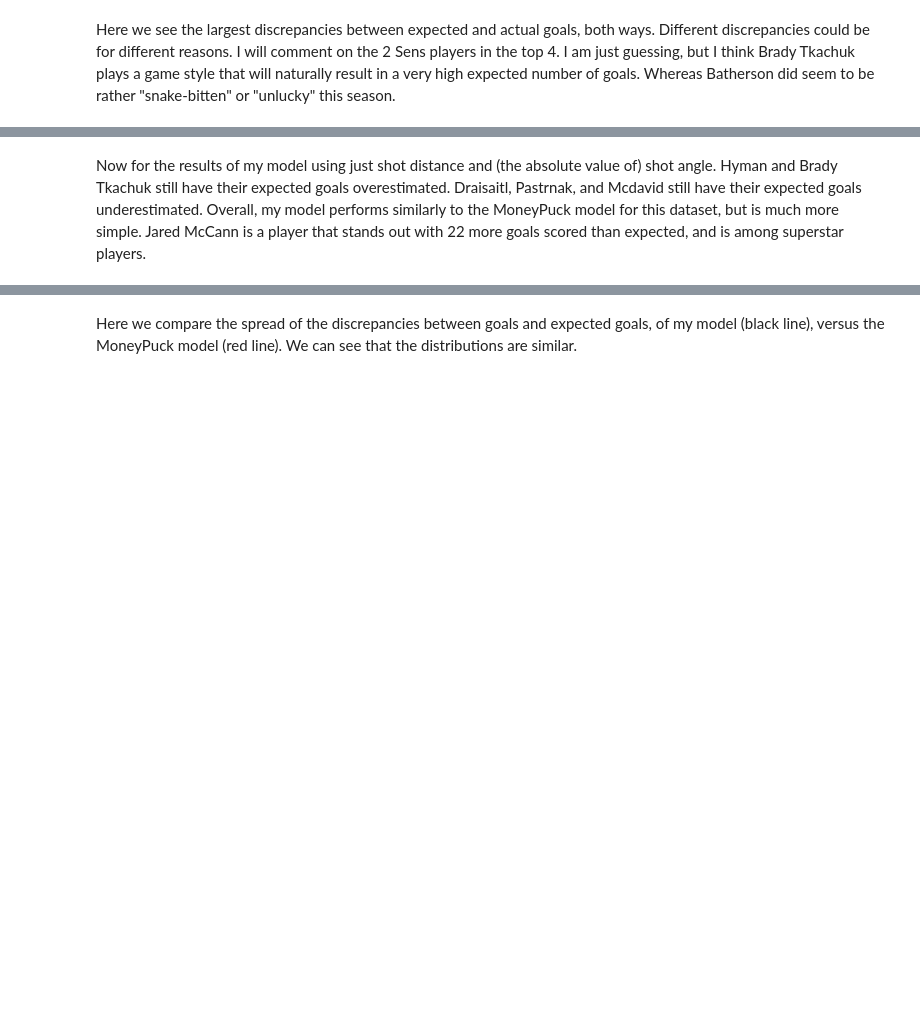
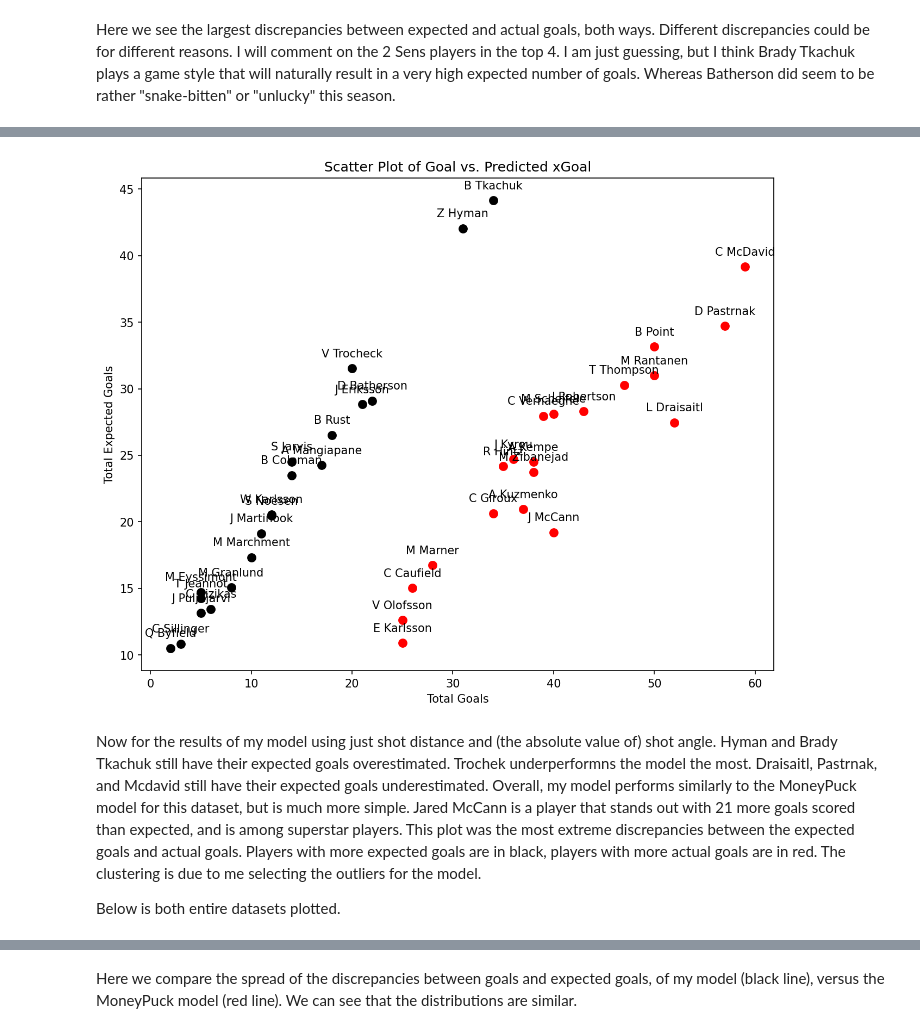
Before and after one commit to akshay-ghosh/hockey_expected_goals_ML_model, a Jupyter notebook: hockey_xgoal_model_notebook_akshayghosh.ipynb, the cells around one changed output, grey strips where cells are left out. Drawn from its saved outputs; the diff is of its cells as text; code cells hidden in the pictures; blank space fills up the shorter version.

```diff
--- a/hockey_xgoal_model_notebook_akshayghosh.ipynb
+++ b/hockey_xgoal_model_notebook_akshayghosh.ipynb
@@ -228,2 +228,26 @@ Carter Verhaeghe                     27.92            11.08
+# %%
+'''
+scatter plot of results
+'''
+plt.figure(figsize=(10, 8),dpi = 150)
+# plt.scatter(top_bottom_df['goal'], top_bottom_df['pred_xgoal'], label=top_bottom_df['last_name'])
+
+for index, row in sorted_grouped_pred.head(20).iterrows():
+    plt.scatter(row['goal'],row['pred_xgoal'],s = 50, c = 'k')
+    plt.annotate(index.split()[0][0] + ' ' + index.split()[1], (row['goal'], row['pred_xgoal']), textcoords="offset points", xytext=(0,10), ha='center')
+
+for index, row in sorted_grouped_pred.tail(20)[::-1].iterrows():
+    plt.scatter(row['goal'],row['pred_xgoal'],s = 50, c = 'r')
+    plt.annotate(index.split()[0][0] + ' ' + index.split()[1], (row['goal'], row['pred_xgoal']), textcoords="offset points", xytext=(0,10), ha='center')
+
+# add labels and title
+plt.xlabel('Total Goals')
+plt.ylabel('Total Expected Goals')
+plt.title('Scatter Plot of Goal vs. Predicted xGoal')
+plt.show()
+# %% [output]
+[figure, added]
 # %% [markdown]
-Now for the results of my model using just shot distance and (the absolute value of) shot angle. Hyman and Brady Tkachuk still have their expected goals overestimated. Draisaitl, Pastrnak, and Mcdavid still have their expected goals underestimated. Overall, my model performs similarly to the MoneyPuck model for this dataset, but is much more simple. Jared McCann is a player that stands out with 22 more goals scored than expected, and is among superstar players.
+Now for the results of my model using just shot distance and (the absolute value of) shot angle. Hyman and Brady Tkachuk still have their expected goals overestimated. Trochek underperformns the model the most. Draisaitl, Pastrnak, and Mcdavid still have their expected goals underestimated. Overall, my model performs similarly to the MoneyPuck model for this dataset, but is much more simple. Jared McCann is a player that stands out with 21 more goals scored than expected, and is among superstar players. This plot was the most extreme discrepancies between the expected goals and actual goals. Players with more expected goals are in black, players with more actual goals are in red. The clustering is due to me selecting the outliers for the model.
+
+Below is both entire datasets plotted.
```
Also changed, not shown: parts of 9 cells of this notebook.
